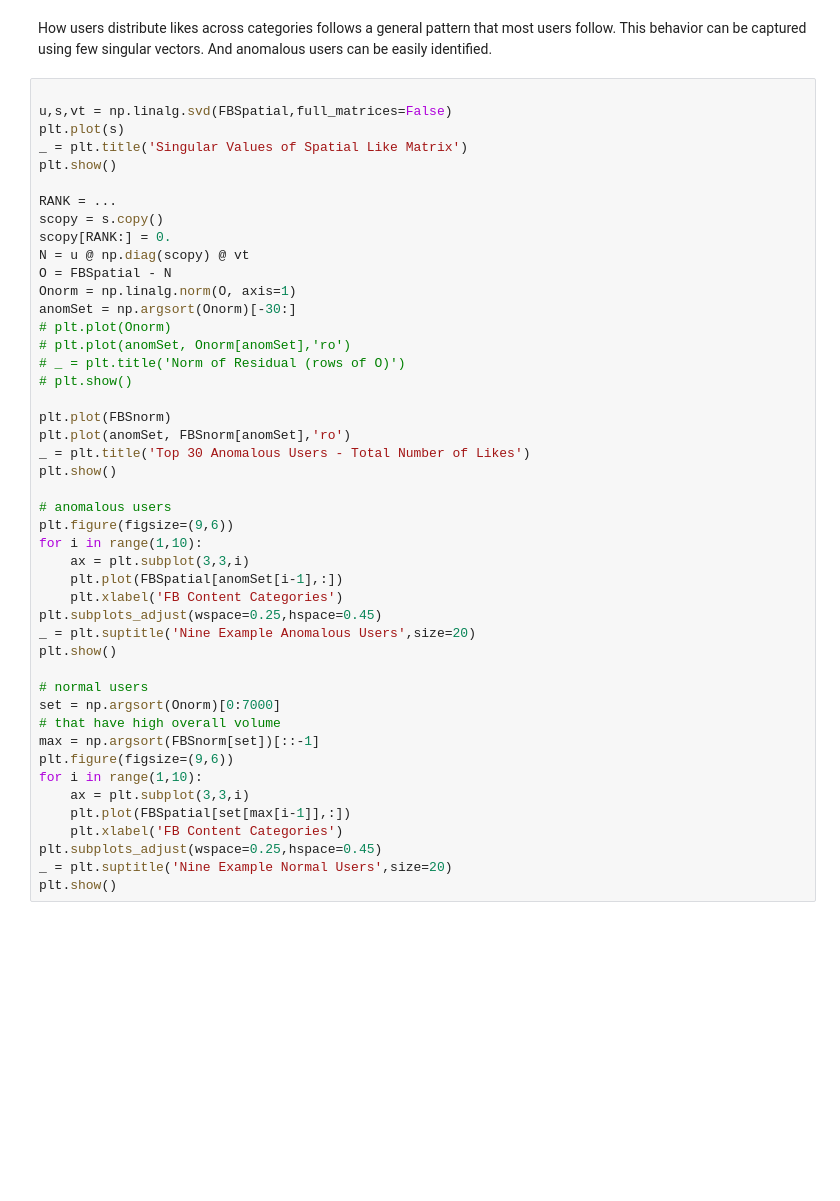
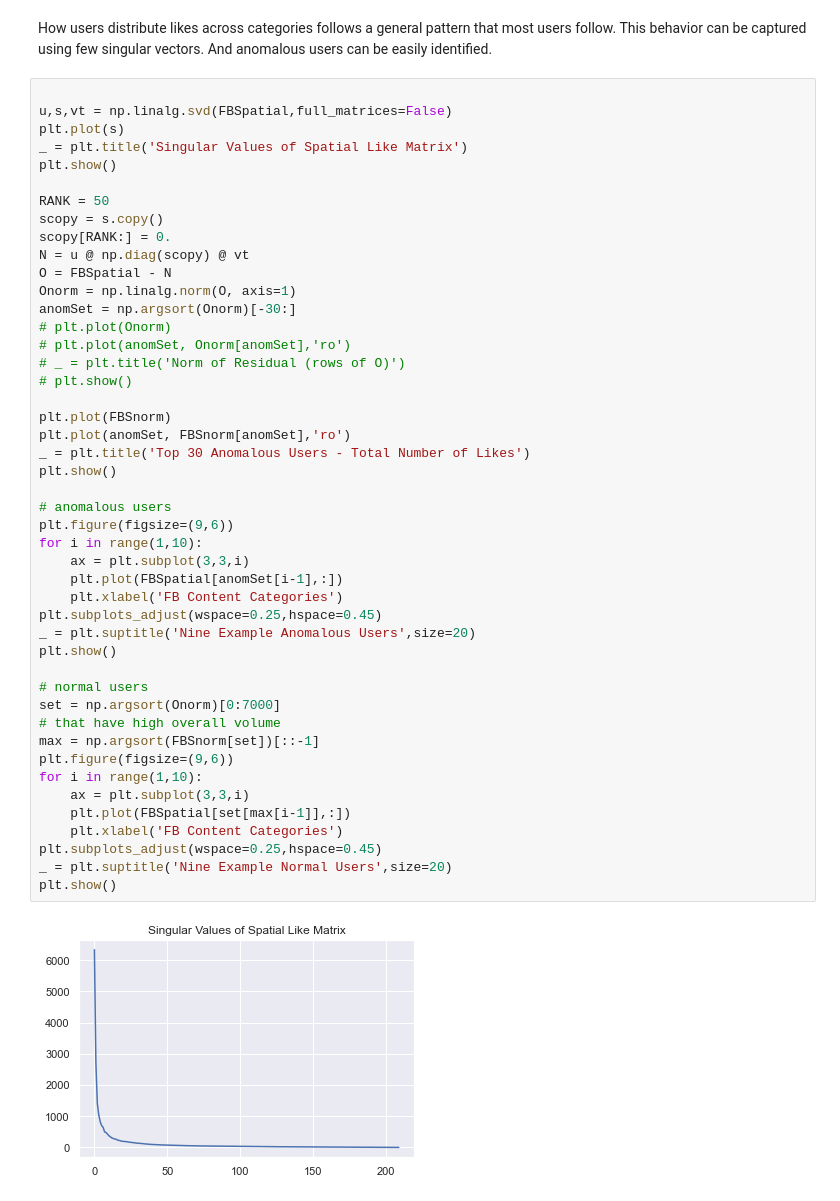
Before and after one commit to gallettilance/Data-Science-Fundamentals, a Jupyter notebook: lecture_10/worksheet_10.ipynb, the cells around one changed output. Saved outputs shown, nothing was run; the diff lists cells and outputs as text; blank space fills up the shorter version.

```diff
--- a/lecture_10/worksheet_10.ipynb
+++ b/lecture_10/worksheet_10.ipynb
@@ -274,7 +274,7 @@ plt.plot(s)
 _ = plt.title('Singular Values of Spatial Like Matrix')
 plt.show()
 
-RANK = ...
+RANK = 50
 scopy = s.copy()
 scopy[RANK:] = 0.
 N = u @ np.diag(scopy) @ vt
@@ -286,30 +286,32 @@ anomSet = np.argsort(Onorm)[-30:]
 # _ = plt.title('Norm of Residual (rows of O)')
 # plt.show()
 
 plt.plot(FBSnorm)
 plt.plot(anomSet, FBSnorm[anomSet],'ro')
 _ = plt.title('Top 30 Anomalous Users - Total Number of Likes')
 plt.show()
 
 # anomalous users
 plt.figure(figsize=(9,6))
 for i in range(1,10):
     ax = plt.subplot(3,3,i)
     plt.plot(FBSpatial[anomSet[i-1],:])
     plt.xlabel('FB Content Categories')
 plt.subplots_adjust(wspace=0.25,hspace=0.45)
 _ = plt.suptitle('Nine Example Anomalous Users',size=20)
 plt.show()
 
 # normal users
 set = np.argsort(Onorm)[0:7000]
 # that have high overall volume
 max = np.argsort(FBSnorm[set])[::-1]
 plt.figure(figsize=(9,6))
 for i in range(1,10):
     ax = plt.subplot(3,3,i)
     plt.plot(FBSpatial[set[max[i-1]],:])
     plt.xlabel('FB Content Categories')
 plt.subplots_adjust(wspace=0.25,hspace=0.45)
 _ = plt.suptitle('Nine Example Normal Users',size=20)
 plt.show()
+# %% [output]
+[figure, added]
```
Also changed, not shown: parts of 3 cells of this notebook, 6 other files.
